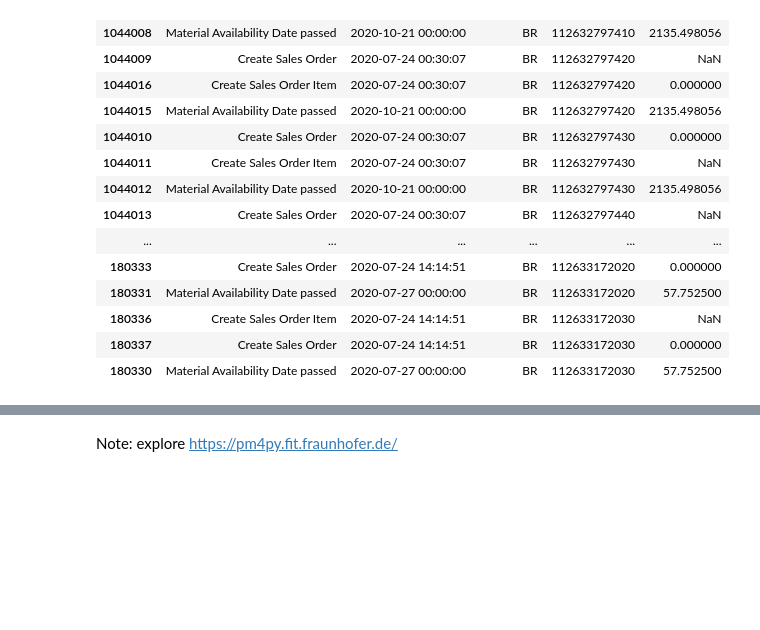
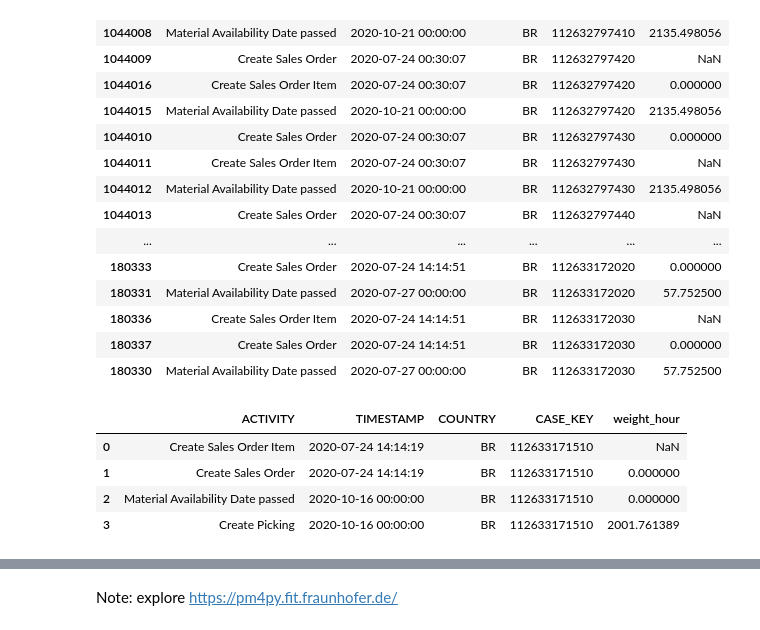
Before and after one commit to LorenzoPigozzi/GraphAnalytics_Project, a Jupyter notebook: GA_Project.ipynb, the cells around one changed output, grey strips where cells are left out. Cells and saved outputs as stored; diff of their text form; code cells hidden in the pictures; blank space fills up the shorter version.

```diff
--- a/GA_Project.ipynb
+++ b/GA_Project.ipynb
@@ -166,0 +181,8 @@ df.sort_values(['CASE_KEY', 'TIMESTAMP'], ascending = True).head(50)
+# %%
+df_1
+# %% [output]
+|  | ACTIVITY | TIMESTAMP | COUNTRY | CASE_KEY | weight_hour |
+| 0 | Create Sales Order Item | 2020-07-24 14:14:19 | BR | 112633171510 | NaN |
+| 1 | Create Sales Order | 2020-07-24 14:14:19 | BR | 112633171510 | 0.000000 |
+| 2 | Material Availability Date passed | 2020-10-16 00:00:00 | BR | 112633171510 | 0.000000 |
+| 3 | Create Picking | 2020-10-16 00:00:00 | BR | 112633171510 | 2001.761389 |
```
Also changed, not shown: parts of 11 cells of this notebook.
